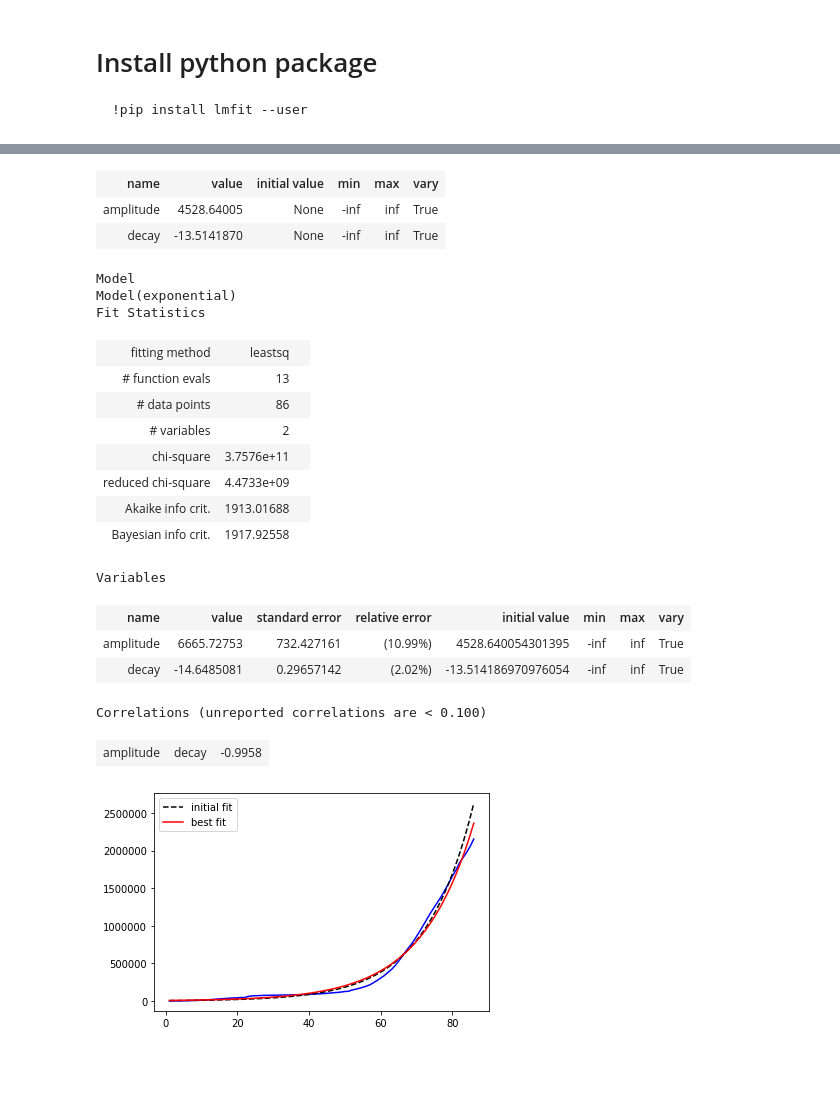
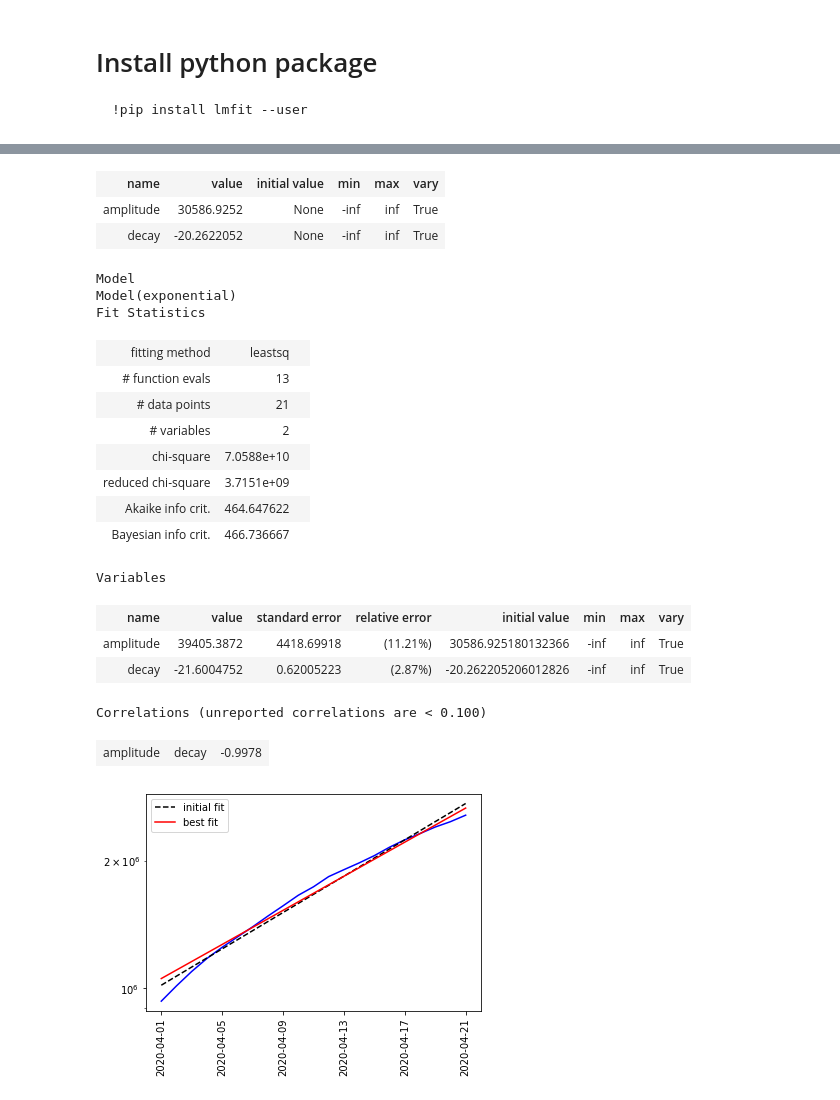
Before and after one commit to mortie23/covid-19-analysis, a Jupyter notebook: python/notebook.ipynb, the cells around one changed output, grey strips where cells are left out. Drawn from its saved outputs; the diff is of its cells as text; code cells hidden in the pictures; blank space fills up the shorter version.

Commit message:
only model with recent days data

```diff
--- a/python/notebook.ipynb
+++ b/python/notebook.ipynb
@@ -89,4 +89,4 @@ tsdata_global
 # %%
-# Plot the time series
-tsdata_global.set_index('date')['cases'].plot()
+# Plot the results
+tsdata_global.set_index('date')['cases']
 # %% [output]
@@ -101,3 +127,7 @@ tsdata_global.set_index('date')['cases'].plot()
 # %%
 ## fit a model
 from lmfit.models import LinearModel, LorentzianModel, ExponentialModel
+# %%
+## Only use recent data as exponential is changing with social distancing
+tsdata_recent = tsdata_global[tsdata_global['date'] >= '2020-04-01']
+tsdata_recent
@@ -104,14 +152,14 @@ from lmfit.models import LinearModel, LorentzianModel, ExponentialModel
 # %%
 
 model = ExponentialModel()
-params = model.guess(tsdata_global['cases'], x=tsdata_global['days_since'])
-result = model.fit(tsdata_global['cases'], params, x=tsdata_global['days_since'])
+params = model.guess(tsdata_recent['cases'], x=tsdata_recent['days_since'])
+result = model.fit(tsdata_recent['cases'], params, x=tsdata_recent['days_since'])
 # %%
 params
 # %% [output]
 | name | value | initial value | min | max | vary |
-| amplitude | 4528.64005 | None | -inf | inf | True |
-| decay | -13.5141870 | None | -inf | inf | True |
+| amplitude | 30586.9252 | None | -inf | inf | True |
+| decay | -20.2622052 | None | -inf | inf | True |
 # %%
 result
 # %% [output]
@@ -120,26 +168,28 @@ Model(exponential)
 Fit Statistics
 | fitting method | leastsq |  |
 | # function evals | 13 |  |
-| # data points | 86 |  |
+| # data points | 21 |  |
 | # variables | 2 |  |
-| chi-square | 3.7576e+11 |  |
-| reduced chi-square | 4.4733e+09 |  |
-| Akaike info crit. | 1913.01688 |  |
-| Bayesian info crit. | 1917.92558 |  |
+| chi-square | 7.0588e+10 |  |
+| reduced chi-square | 3.7151e+09 |  |
+| Akaike info crit. | 464.647622 |  |
+| Bayesian info crit. | 466.736667 |  |
 Variables
 | name | value | standard error | relative error | initial value | min | max | vary |
-| amplitude | 6665.72753 | 732.427161 | (10.99%) | 4528.640054301395 | -inf | inf | True |
-| decay | -14.6485081 | 0.29657142 | (2.02%) | -13.514186970976054 | -inf | inf | True |
+| amplitude | 39405.3872 | 4418.69918 | (11.21%) | 30586.925180132366 | -inf | inf | True |
+| decay | -21.6004752 | 0.62005223 | (2.87%) | -20.262205206012826 | -inf | inf | True |
 Correlations (unreported correlations are < 0.100)
-| amplitude | decay | -0.9958 |
+| amplitude | decay | -0.9978 |
 # %%
 # Plot the results
 import matplotlib.pyplot as plt
 
-plt.plot(tsdata_global['days_since'], tsdata_global['cases'], 'b')
-plt.plot(tsdata_global['days_since'], result.init_fit, 'k--', label='initial fit')
-plt.plot(tsdata_global['days_since'], result.best_fit, 'r-', label='best fit')
+plt.plot(tsdata_recent['date'], tsdata_recent['cases'], 'b')
+plt.plot(tsdata_recent['date'], result.init_fit, 'k--', label='initial fit')
+plt.plot(tsdata_recent['date'], result.best_fit, 'r-', label='best fit')
 plt.legend(loc='best')
+plt.xticks(rotation=90)
+plt.yscale('log')
 plt.show()
 # %% [output]
-[figure, old version]
+[figure, new version]
```
Also changed, not shown: parts of 9 cells of this notebook, 3 other files.
